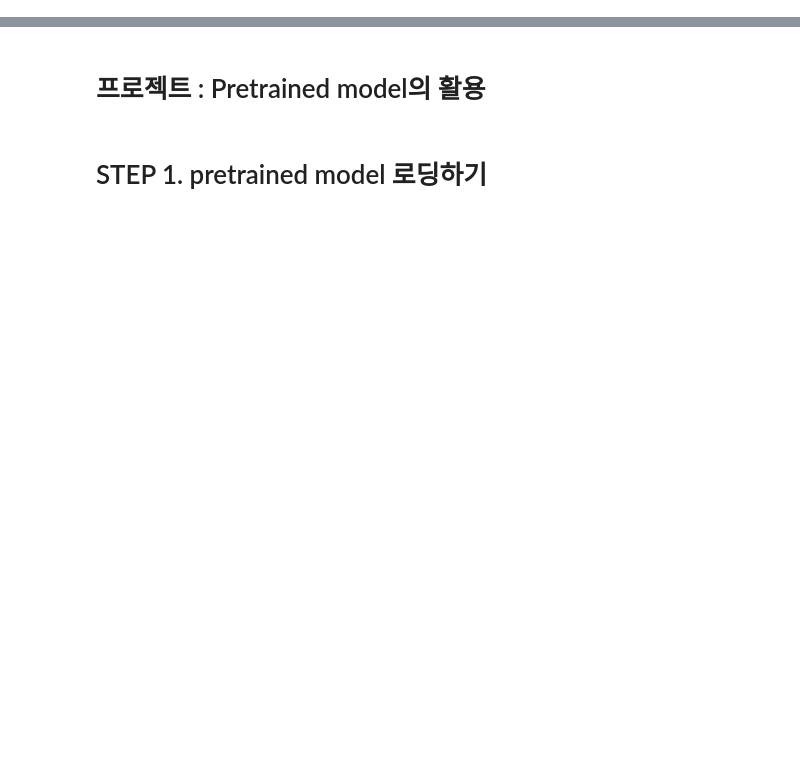
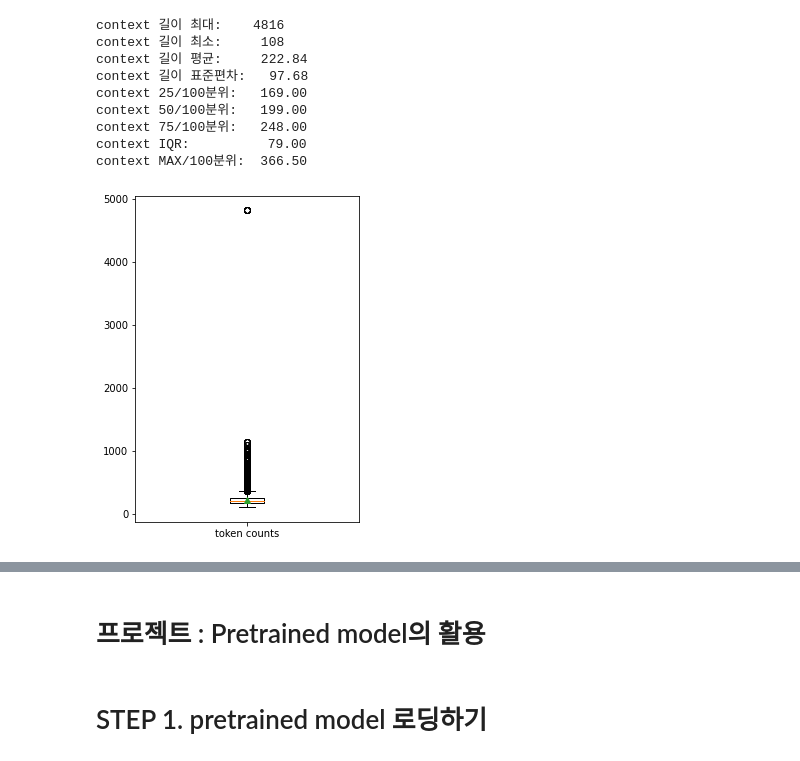
Before and after one commit to JUHYUN030/AIFFEL_project, a Jupyter notebook: [E-13]BERT_qna.ipynb, the cells around one changed output, grey strips where cells are left out. Cells and saved outputs as stored; diff of their text form; code cells hidden in the pictures; blank space fills up the shorter version.

```diff
--- a/[E-13]BERT_qna.ipynb
+++ b/[E-13]BERT_qna.ipynb
@@ -0,0 +431,32 @@
+# %%
+# 데이터 길이
+print(f"context 길이 최대:    {np.max(train_context_counts):4d}")
+print(f"context 길이 최소:    {np.min(train_context_counts):4d}")
+print(f"context 길이 평균:    {np.mean(train_context_counts):7.2f}")
+print(f"context 길이 표준편차: {np.std(train_context_counts):7.2f}")
+percentile25 = np.percentile(train_context_counts, 25)
+percentile50 = np.percentile(train_context_counts, 50)
+percentile75 = np.percentile(train_context_counts, 75)
+percentileIQR = percentile75 - percentile25
+percentileMAX = percentile75 + percentileIQR * 1.5
+print(f"context 25/100분위:  {percentile25:7.2f}")
+print(f"context 50/100분위:  {percentile50:7.2f}")
+print(f"context 75/100분위:  {percentile75:7.2f}")
+print(f"context IQR:        {percentileIQR:7.2f}")
+print(f"context MAX/100분위: {percentileMAX:7.2f}")
+
+# boxplot 생성
+plt.figure(figsize=(4, 6))
+plt.boxplot(train_context_counts, labels=['token counts'], showmeans=True)
+plt.show()
+# %% [output]
+context 길이 최대:    4816
+context 길이 최소:     108
+context 길이 평균:     222.84
+context 길이 표준편차:   97.68
+context 25/100분위:   169.00
+context 50/100분위:   199.00
+context 75/100분위:   248.00
+context IQR:          79.00
+context MAX/100분위:  366.50
+[figure, added]
```
Also changed, not shown: parts of 69 cells of this notebook.
